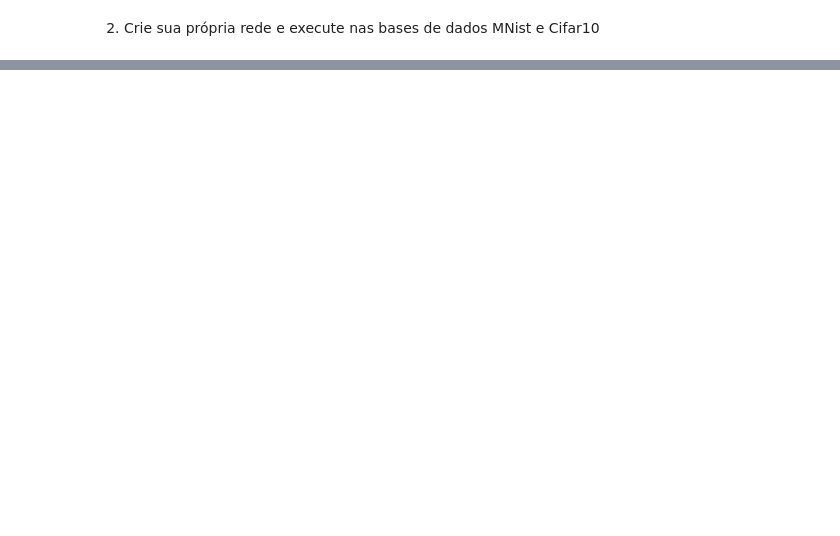
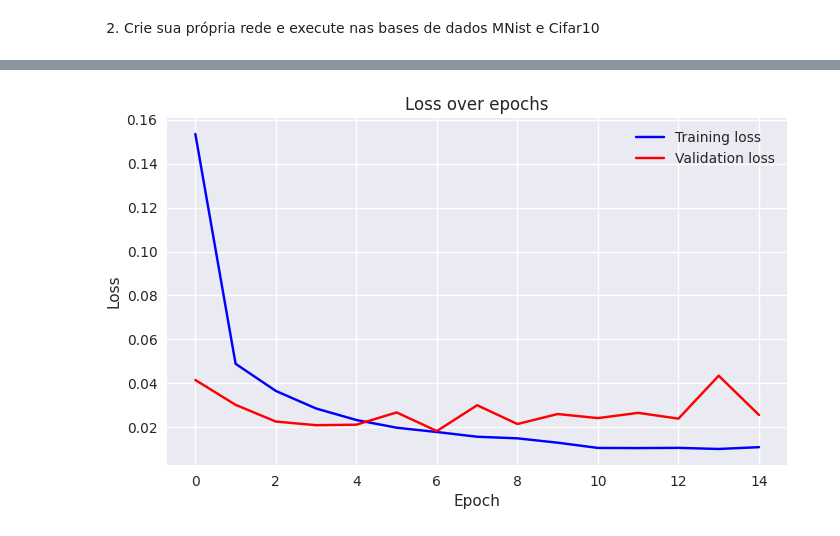
Before and after one commit to caio10012/Estudo_Python, a Jupyter notebook: CNN/Lenet_e_VGG.ipynb, the cells around one changed output, grey strips where cells are left out. Saved outputs shown, nothing was run; the diff lists cells and outputs as text; code cells hidden in the pictures; blank space fills up the shorter version.

```diff
--- a/CNN/Lenet_e_VGG.ipynb
+++ b/CNN/Lenet_e_VGG.ipynb
@@ -435,2 +489,43 @@ valid_loader_cifar = DataLoader(testset_cifar, batch_size=BATCH_SIZE,
 # %% [markdown]
 2) Crie sua própria rede e execute nas bases de dados MNist e Cifar10
+# %%
+class MyNetMNIST(nn.Module):
+    def __init__(self, n_classes):
+        super(MyNetMNIST, self).__init__()
+
+        self.feature_extractor = nn.Sequential(
+            nn.Conv2d(in_channels=1, out_channels=32, kernel_size=3, stride=1, padding=1),
+            nn.ReLU(),
+            nn.Conv2d(in_channels=32, out_channels=64, kernel_size=3, stride=1, padding=1),
+            nn.ReLU(),
+            nn.MaxPool2d(kernel_size=2, stride=2),
+
+            nn.Conv2d(in_channels=64, out_channels=128, kernel_size=3, stride=1, padding=1),
+            nn.ReLU(),
+            nn.MaxPool2d(kernel_size=2, stride=2),
+
+            nn.Conv2d(in_channels=128, out_channels=256, kernel_size=3, stride=1, padding=1),
+            nn.ReLU(),
+            nn.MaxPool2d(kernel_size=2, stride=2),
+        )
+
+        self.classifier = nn.Sequential(
+            nn.Linear(in_features=256 * 4 * 4, out_features=512),  # Ajustado para 4096
+            nn.ReLU(),
+            nn.Dropout(0.5),
+            nn.Linear(in_features=512, out_features=n_classes),
+        )
+
+    def forward(self, x):
+        x = self.feature_extractor(x)
+        x = torch.flatten(x, 1)
+        logits = self.classifier(x)
+        probs = F.softmax(logits, dim=1)
+        return logits, probs
+# %%
+torch.manual_seed(RANDOM_SEED)
+model_mnist = MyNetMNIST(N_CLASSES).to(DEVICE)
+optimizer = torch.optim.Adam(model_mnist.parameters(), lr=LEARNING_RATE)
+criterion = nn.CrossEntropyLoss()
+model_mnist, optimizer, _ = training_loop(model_mnist, criterion, optimizer, train_loader, valid_loader, N_EPOCHS, DEVICE)
+# %% [output]
@@ -436,0 +547 @@ valid_loader_cifar = DataLoader(testset_cifar, batch_size=BATCH_SIZE,
+[figure, added]
```
Also changed, not shown: parts of 11 cells of this notebook.
